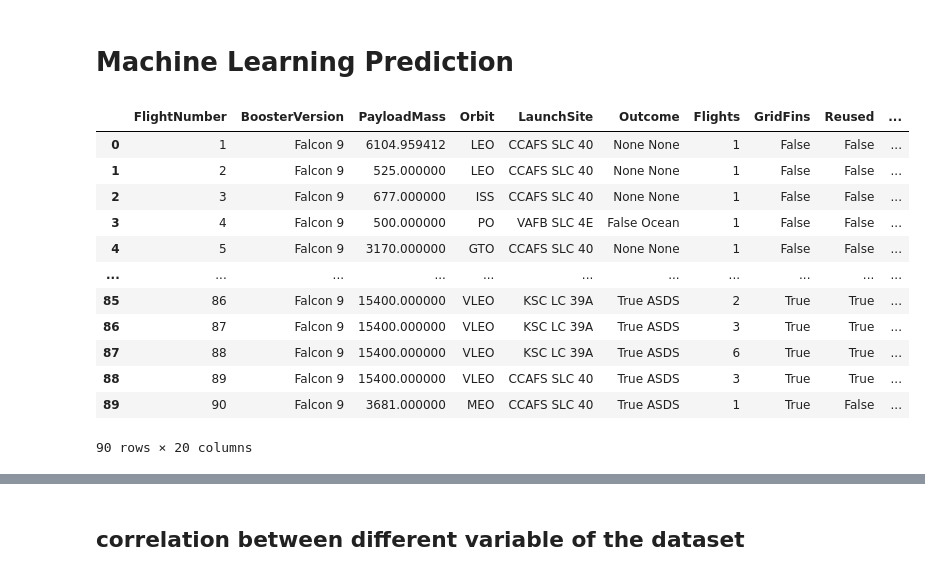
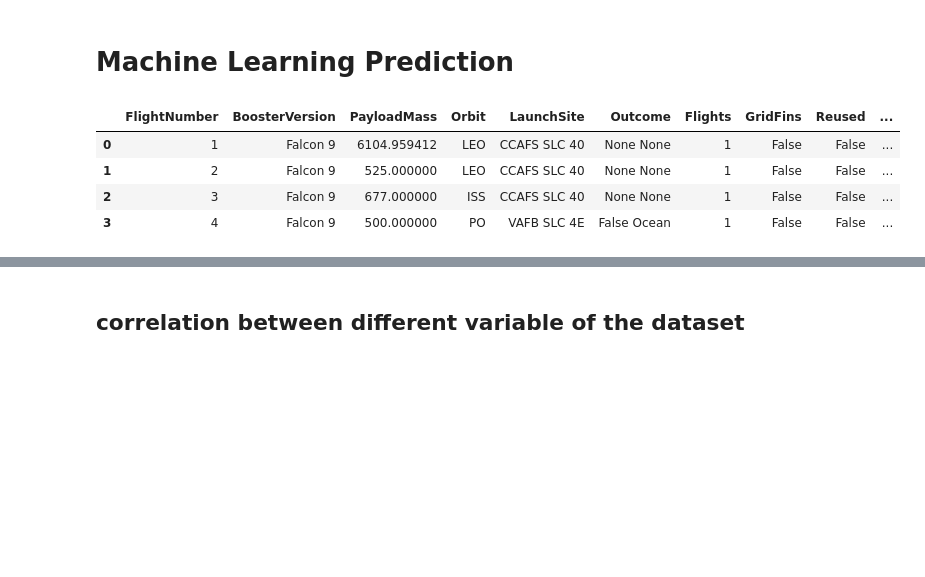
Before and after one commit to akriti-thakur/jupyter-notebook, a Jupyter notebook: space_x/spacex.ipynb, the cells around one changed output, grey strips where cells are left out. Saved outputs shown, nothing was run; the diff lists cells and outputs as text; code cells hidden in the pictures; blank space fills up the shorter version.

```diff
--- a/space_x/spacex.ipynb
+++ b/space_x/spacex.ipynb
@@ -646,21 +680,13 @@ from sklearn.tree import DecisionTreeClassifier
 from sklearn.metrics import confusion_matrix
 from sklearn.neighbors import KNeighborsClassifier
 # %%
-dm
+dm.head(4)
 # %% [output]
 |  | FlightNumber | BoosterVersion | PayloadMass | Orbit | LaunchSite | Outcome | Flights | GridFins | Reused | ... |
 | 0 | 1 | Falcon 9 | 6104.959412 | LEO | CCAFS SLC 40 | None None | 1 | False | False | ... |
 | 1 | 2 | Falcon 9 | 525.000000 | LEO | CCAFS SLC 40 | None None | 1 | False | False | ... |
 | 2 | 3 | Falcon 9 | 677.000000 | ISS | CCAFS SLC 40 | None None | 1 | False | False | ... |
 | 3 | 4 | Falcon 9 | 500.000000 | PO | VAFB SLC 4E | False Ocean | 1 | False | False | ... |
-| 4 | 5 | Falcon 9 | 3170.000000 | GTO | CCAFS SLC 40 | None None | 1 | False | False | ... |
-| ... | ... | ... | ... | ... | ... | ... | ... | ... | ... | ... |
-| 85 | 86 | Falcon 9 | 15400.000000 | VLEO | KSC LC 39A | True ASDS | 2 | True | True | ... |
-| 86 | 87 | Falcon 9 | 15400.000000 | VLEO | KSC LC 39A | True ASDS | 3 | True | True | ... |
-| 87 | 88 | Falcon 9 | 15400.000000 | VLEO | KSC LC 39A | True ASDS | 6 | True | True | ... |
-| 88 | 89 | Falcon 9 | 15400.000000 | VLEO | CCAFS SLC 40 | True ASDS | 3 | True | True | ... |
-| 89 | 90 | Falcon 9 | 3681.000000 | MEO | CCAFS SLC 40 | True ASDS | 1 | True | False | ... |
-90 rows × 20 columns
 # %%
 
 X= pd.read_csv("C:/Users/akrit/Downloads/dataset_part_3.csv")
```
Also changed, not shown: parts of 28 cells of this notebook, 3 other files.
